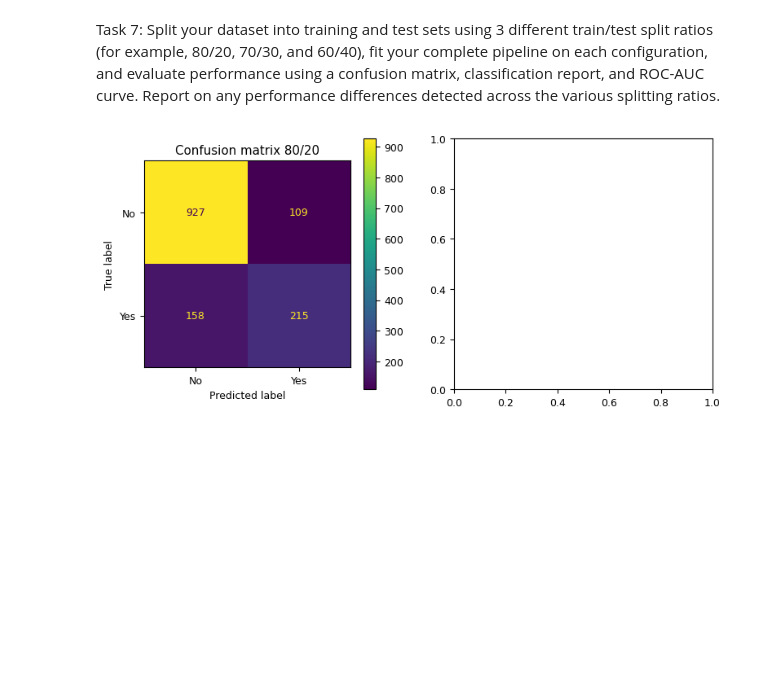
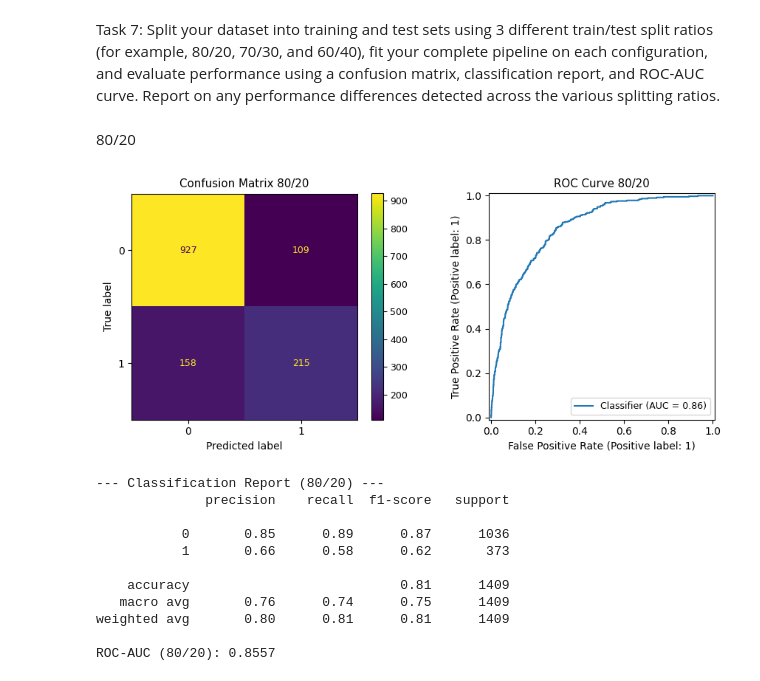
Before and after one commit to tstef87/StefanoCSC672, a Jupyter notebook: HW3/churn_classification.ipynb, the cells around one changed output. Saved outputs shown, nothing was run; the diff lists cells and outputs as text; code cells hidden in the pictures; blank space fills up the shorter version.

```diff
--- a/HW3/churn_classification.ipynb
+++ b/HW3/churn_classification.ipynb
@@ -157,7 +157,7 @@ dtype: int64
 # %% [markdown]
 Task 5: Isolate numerical and categorical features, then build a Scikit-Learn ColumnTransformer and Pipeline that applies appropriate scaling (StandardScaler or MinMaxScaler) to numerical columns and encoding (OneHotEncoder) to categorical columns.
 # %%
-y = df['Churn']
+y = df['Churn'].map({'Yes': 1, 'No': 0})
 X = df.drop(columns=['Churn'])
 
 num_data = X.select_dtypes(include=['int64', 'float64'])
@@ -245,13 +245,42 @@ y_proba_7030 = full_pipeline.predict_proba(X_test_7030)[:, 1]
 full_pipeline.fit(X_train_6040, y_train_6040)
 y_pred_6040 = full_pipeline.predict(X_test_6040)
 y_proba_6040 = full_pipeline.predict_proba(X_test_6040)[:, 1]
+# %% [markdown]
+80/20
 # %%
-from sklearn.metrics import confusion_matrix, classification_report, roc_auc_score, roc_curve, ConfusionMatrixDisplay
+from sklearn.metrics import (
+    confusion_matrix, classification_report, roc_auc_score,
+    roc_curve, ConfusionMatrixDisplay, RocCurveDisplay
+)
 
 fig, axs = plt.subplots(nrows=1, ncols=2, figsize=(9, 4))
 plt.rc('font', size=9)
+
 ConfusionMatrixDisplay.from_predictions(y_test_8020, y_pred_8020, ax=axs[0])
-axs[0].set_title("Confusion matrix 80/20")
+axs[0].set_title("Confusion Matrix 80/20")
+
+RocCurveDisplay.from_predictions(y_test_8020, y_proba_8020, ax=axs[1])
+axs[1].set_title("ROC Curve 80/20")
+
 plt.rc('font', size=10)
+plt.tight_layout()
+plt.show()
+
+print("\n--- Classification Report (80/20) ---")
+print(classification_report(y_test_8020, y_pred_8020))
+
+auc_8020 = roc_auc_score(y_test_8020, y_proba_8020)
+print(f"ROC-AUC (80/20): {auc_8020:.4f}")
 # %% [output]
-[figure, old version]
+[figure, new version]
+--- Classification Report (80/20) ---
+              precision    recall  f1-score   support
+
+           0       0.85      0.89      0.87      1036
+           1       0.66      0.58      0.62       373
+
+    accuracy                           0.81      1409
+   macro avg       0.76      0.74      0.75      1409
+weighted avg       0.80      0.81      0.81      1409
+
+ROC-AUC (80/20): 0.8557
```
Also changed, not shown: parts of 7 cells of this notebook, 1 other file.
